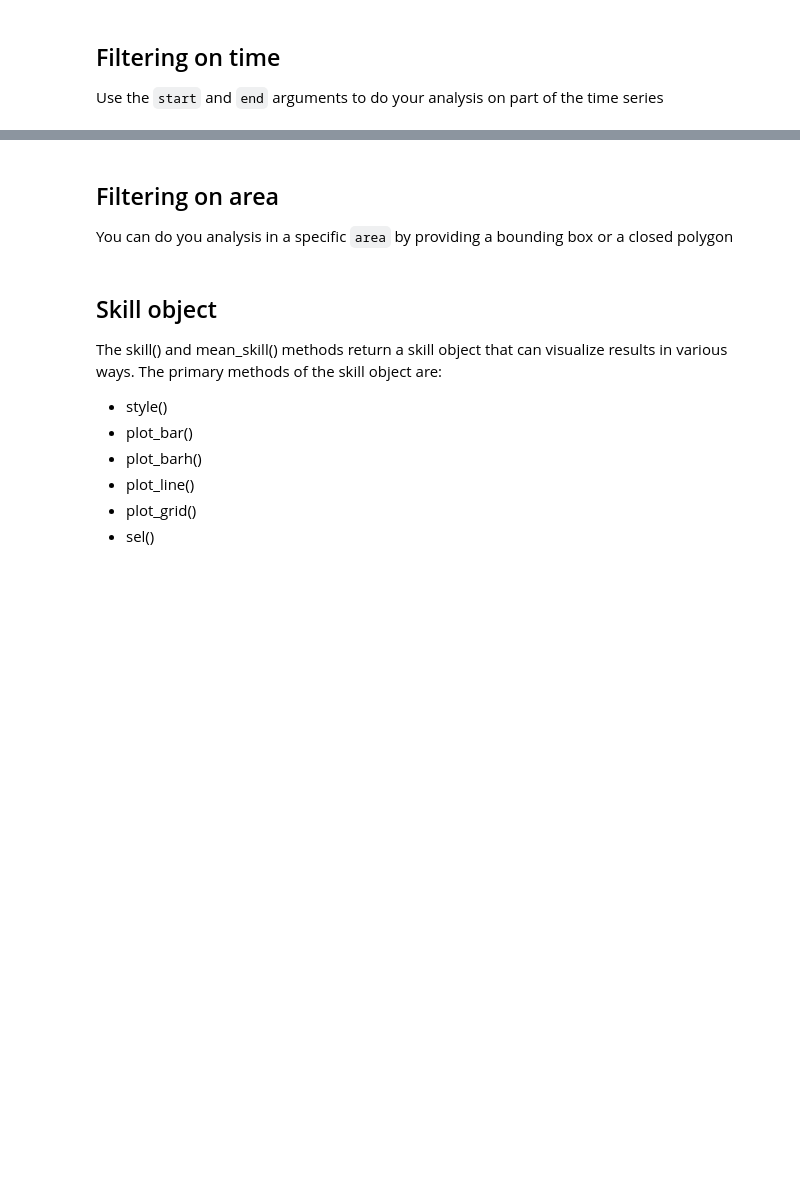
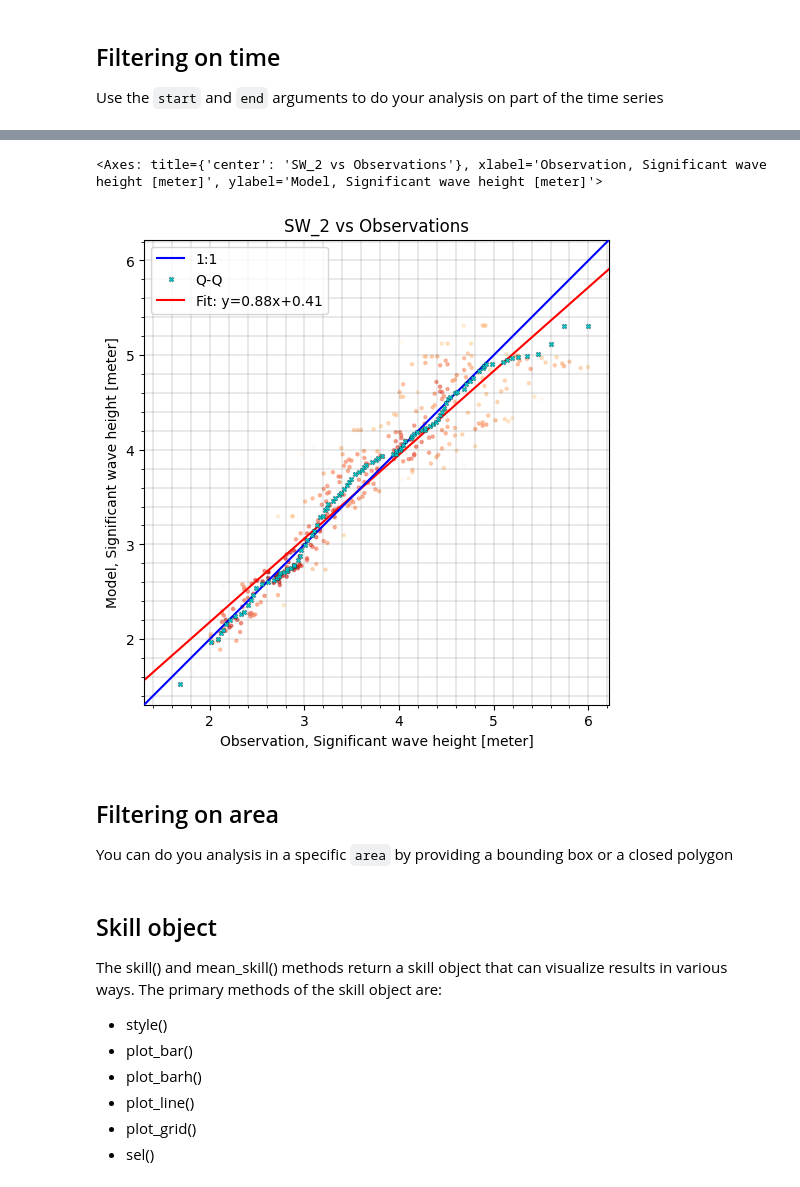
Before and after one commit to DHI/book-learn-mikeio-modelskill, a Jupyter notebook: mini_book/multi_model_comparison.ipynb, the cells around one changed output, grey strips where cells are left out. Cells and saved outputs as stored; diff of their text form; code cells hidden in the pictures; blank space fills up the shorter version.

Commit message:
Rename fmskill -> modelskill

```diff
--- a/mini_book/multi_model_comparison.ipynb
+++ b/mini_book/multi_model_comparison.ipynb
@@ -71,5 +127,8 @@ cc.skill(model="SW_1", end='2017-10-28')
 # %%
-cc.scatter(model='SW_2', start='2017-10-28', cmap='OrRd', figsize=(6,7))
+cc.sel(model='SW_2', start='2017-10-28').plot.scatter(cmap='OrRd', figsize=(6,7))
+# %% [output]
+<Axes: title={'center': 'SW_2 vs Observations'}, xlabel='Observation, Significant wave height [meter]', ylabel='Model, Significant wave height [meter]'>
+[figure, added]
 # %% [markdown]
 ## Filtering on area
 You can do you analysis in a specific `area` by providing a bounding box or a closed polygon
```
Also changed, not shown: parts of 26 cells of this notebook, 8 other files.
